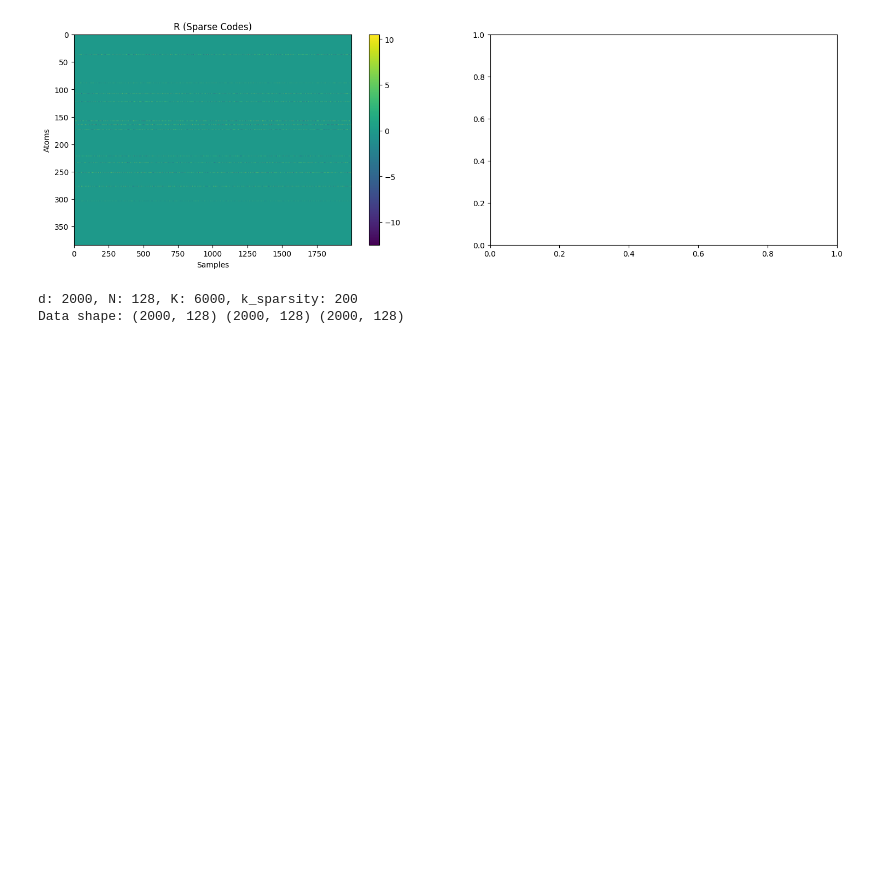
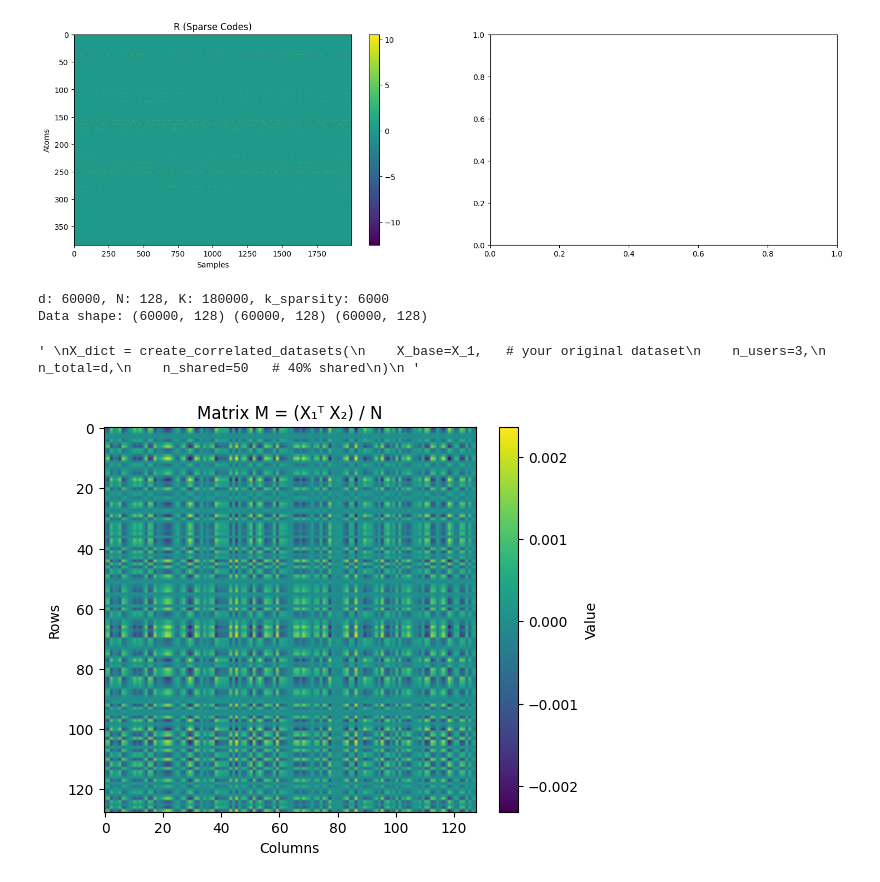
Before and after one commit to abdulmomen-ghalkha/SparseCoding, a Jupyter notebook: coding_note.ipynb, the cells around one changed output. Saved outputs shown, nothing was run; the diff lists cells and outputs as text; code cells hidden in the pictures; blank space fills up the shorter version.

```diff
--- a/coding_note.ipynb
+++ b/coding_note.ipynb
@@ -172,12 +213,20 @@ X2 = np.load(data_dir + "mnist_emb_model2.npy")
 X3 = np.load(data_dir + "mnist_emb_model3.npy")
 
 
-X_1 = StandardScaler().fit_transform(X1)
-X_1 = X_1[:2000]  # -> (d, N)
-X_2 = StandardScaler().fit_transform(X2)
-X_2 = X_2[:2000]  # -> (d, N)
-X_3 = StandardScaler().fit_transform(X3)
-X_3 = X_3[:2000]  # -> (d, N)
+#X_1 = StandardScaler().fit_transform(X1)
+#X_1 = X_1  # -> (d, N)
+#X_2 = StandardScaler().fit_transform(X2)
+#X_2 = X_2  # -> (d, N)
+#X_3 = StandardScaler().fit_transform(X3)
+#X_3 = X_3  # -> (d, N)
+
+norm = np.linalg.norm(X1, axis=0, keepdims=True)   # shape (1, n)
+X_1 = X1 / norm
+norm = np.linalg.norm(X2, axis=0, keepdims=True)   # shape (1, n)
+X_2 = X2 / norm
+norm = np.linalg.norm(X3, axis=0, keepdims=True)   # shape (1, n)
+X_3 = X3 / norm
+
 
 d, N = X_1.shape
 K = int(X_1.shape[0] * 3.0)
@@ -193,9 +242,30 @@ X_dict = {
     1: torch.tensor(X_2.T).float(),
     2: torch.tensor(X_3.T).float()
 }
+"""
+X_dict = create_correlated_datasets(
+    X_base=X_1,   # your original dataset
+    n_users=3,
+    n_total=d,
+    n_shared=50   # 40% shared
+)
+ """
 # %% [output]
-d: 2000, N: 128, K: 6000, k_sparsity: 200
-Data shape: (2000, 128) (2000, 128) (2000, 128)
+d: 60000, N: 128, K: 180000, k_sparsity: 6000
+Data shape: (60000, 128) (60000, 128) (60000, 128)
+' \nX_dict = create_correlated_datasets(\n    X_base=X_1,   # your original dataset\n    n_users=3,\n    n_total=d,\n    n_shared=50   # 40% shared\n)\n '
+# %%
+M = (X_dict[0] @ X_dict[1].T) / N
+
+plt.figure(figsize=(6, 5))
+plt.imshow(M, cmap='viridis', aspect='auto')
+plt.colorbar(label='Value')
+plt.title("Matrix M = (X₁ᵀ X₂) / N")
+plt.xlabel("Columns")
+plt.ylabel("Rows")
+plt.show()
+# %% [output]
+[figure, added]
 # %%
 from utils import MultiUserADMMDict
 
```
Also changed, not shown: parts of 13 cells of this notebook, 1 other file.
